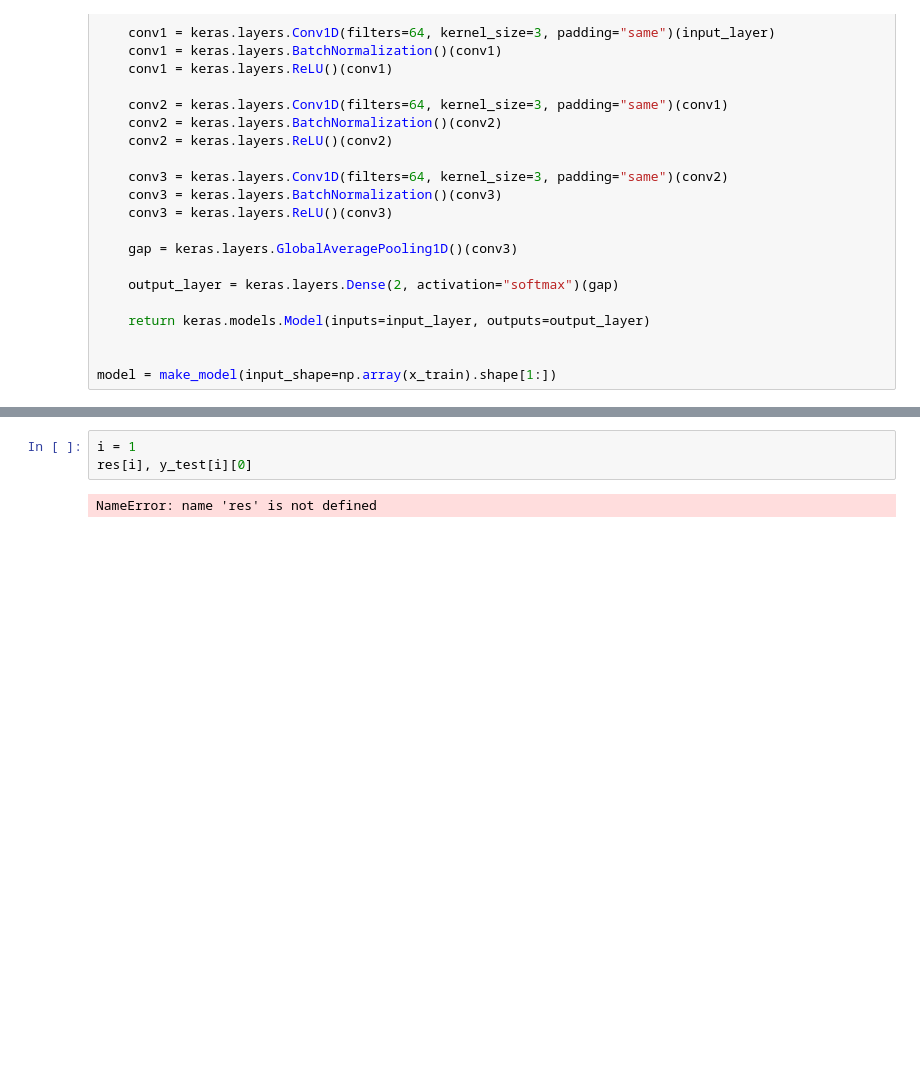
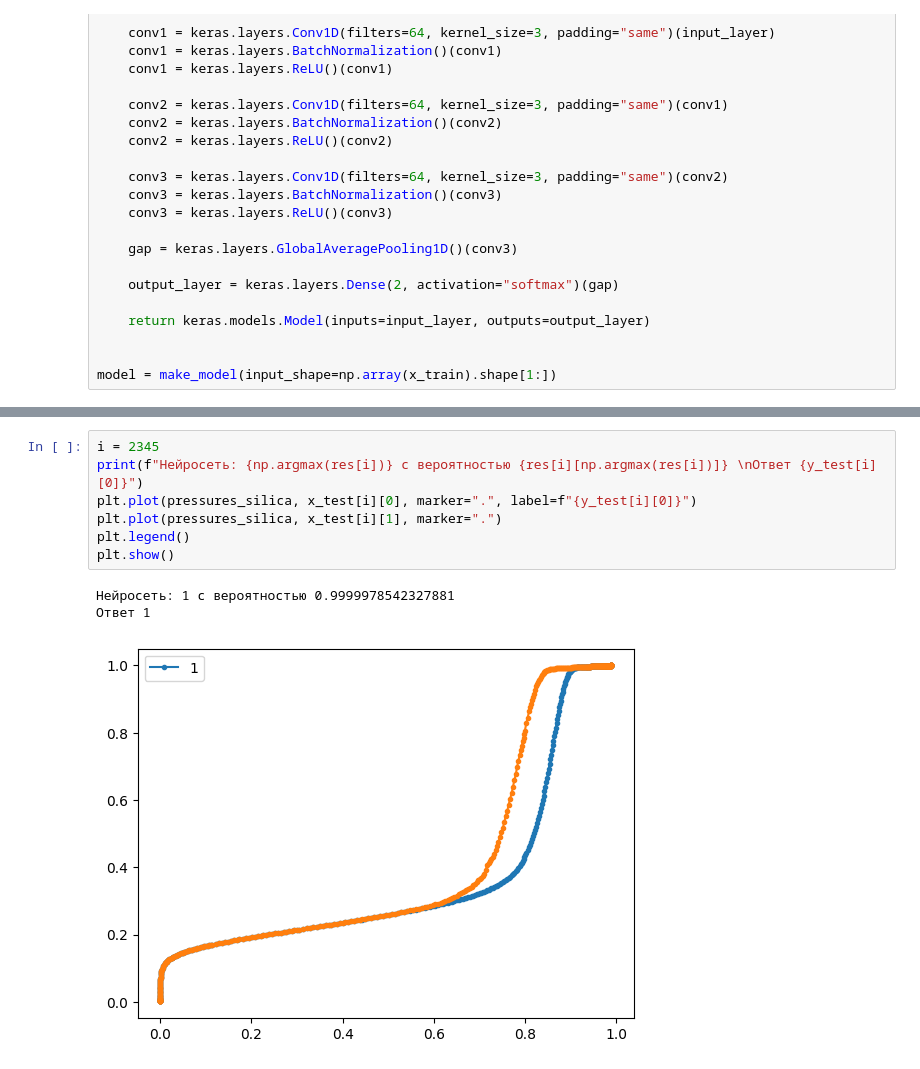
Before and after one commit to IDAnton/Isotherm, a Jupyter notebook: net_classification2.ipynb, the cells around one changed output, grey strips where cells are left out. Drawn from its saved outputs; the diff is of its cells as text; blank space fills up the shorter version.

```diff
--- a/net_classification2.ipynb
+++ b/net_classification2.ipynb
@@ -123,5 +124,11 @@ res = model.predict(x_test)
-# %%
-i = 1
-res[i], y_test[i][0]
-# %% [output]
-NameError: name 'res' is not defined
+# %%
+i = 2345
+print(f"Нейросеть: {np.argmax(res[i])} с вероятностью {res[i][np.argmax(res[i])]} \nОтвет {y_test[i][0]}")
+plt.plot(pressures_silica, x_test[i][0], marker=".", label=f"{y_test[i][0]}")
+plt.plot(pressures_silica, x_test[i][1], marker=".")
+plt.legend()
+plt.show()
+# %% [output]
+Нейросеть: 1 с вероятностью 0.9999978542327881
+Ответ 1
+[figure, added]
```
Also changed, not shown: parts of 5 cells of this notebook.
